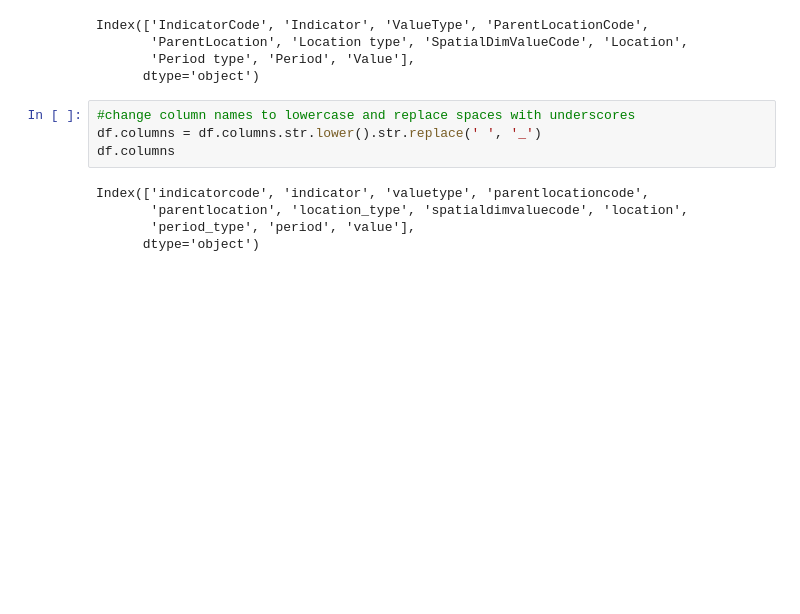
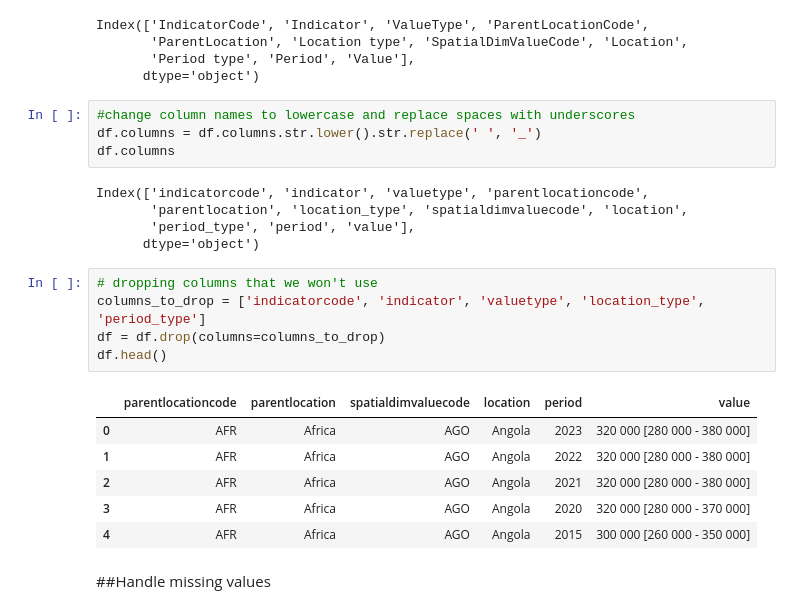
Before and after one commit to Day-hue/who-hiv-burden-analysis, a Jupyter notebook: hiv.ipynb, the cells around one changed output. Saved outputs shown, nothing was run; the diff lists cells and outputs as text; blank space fills up the shorter version.

```diff
--- a/hiv.ipynb
+++ b/hiv.ipynb
@@ -215,3 +215,17 @@ Index(['indicatorcode', 'indicator', 'valuetype', 'parentlocationcode',
        'parentlocation', 'location_type', 'spatialdimvaluecode', 'location',
        'period_type', 'period', 'value'],
       dtype='object')
+# %%
+# dropping columns that we won't use
+columns_to_drop = ['indicatorcode', 'indicator', 'valuetype', 'location_type', 'period_type']
+df = df.drop(columns=columns_to_drop)
+df.head()
+# %% [output]
+|  | parentlocationcode | parentlocation | spatialdimvaluecode | location | period | value |
+| 0 | AFR | Africa | AGO | Angola | 2023 | 320 000 [280 000 - 380 000] |
+| 1 | AFR | Africa | AGO | Angola | 2022 | 320 000 [280 000 - 380 000] |
+| 2 | AFR | Africa | AGO | Angola | 2021 | 320 000 [280 000 - 380 000] |
+| 3 | AFR | Africa | AGO | Angola | 2020 | 320 000 [280 000 - 370 000] |
+| 4 | AFR | Africa | AGO | Angola | 2015 | 300 000 [260 000 - 350 000] |
+# %% [markdown]
+##Handle missing values
```
